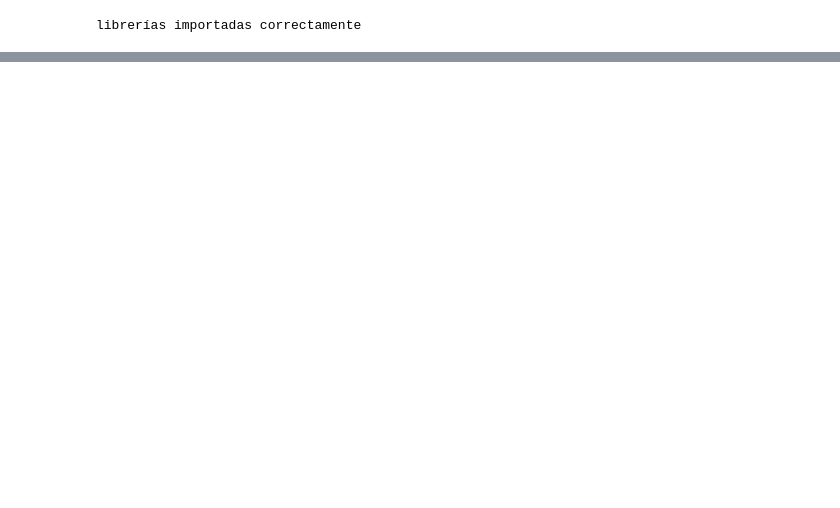
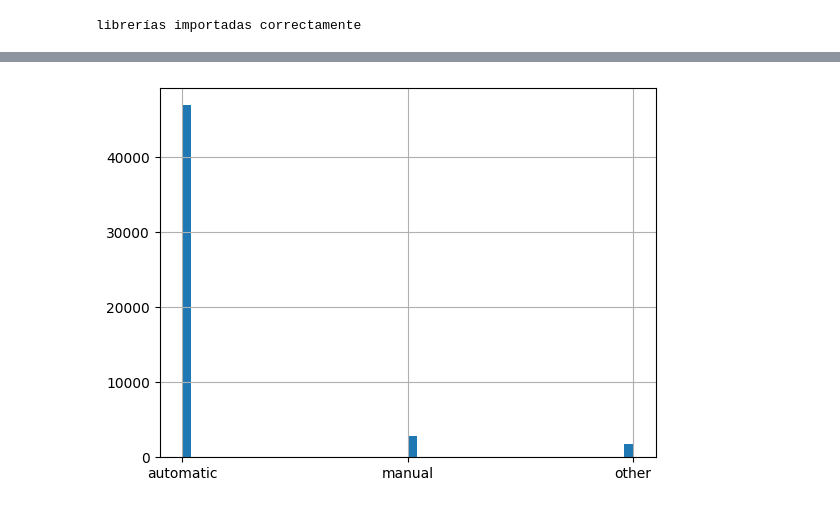
Before and after one commit to hirvio92-lang/Sprint-7-Proyecto, a Jupyter notebook: Notebooks/EDA.ipynb, the cells around one changed output, grey strips where cells are left out. Drawn from its saved outputs; the diff is of its cells as text; code cells hidden in the pictures; blank space fills up the shorter version.

Commit message:
Se agrega histograma

```diff
--- a/Notebooks/EDA.ipynb
+++ b/Notebooks/EDA.ipynb
@@ -25,3 +33,8 @@ fig.show() # crear gráfico de dispersión
 # %%
 fig = px.line(car_filtered, x="model_year", y="price", color="model")
 fig.show()
+# %%
+car_data
+car_hist = car_data['transmission'].hist(bins=50) # crear un histograma con 50 bins
+# %% [output]
+[figure, added]
```
Also changed, not shown: parts of 1 cell of this notebook.
